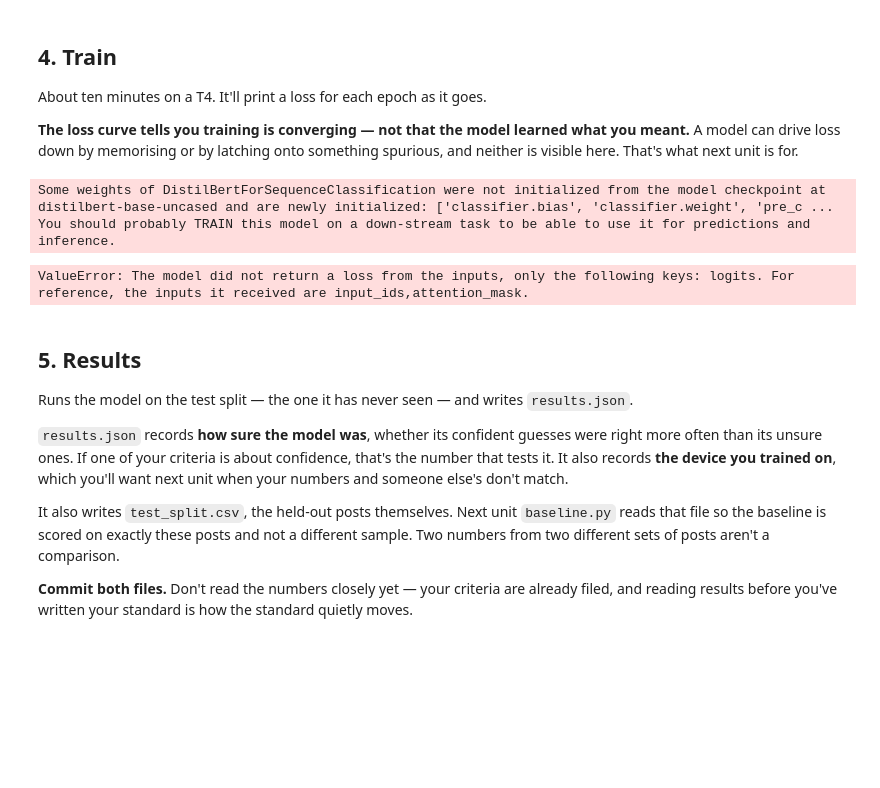
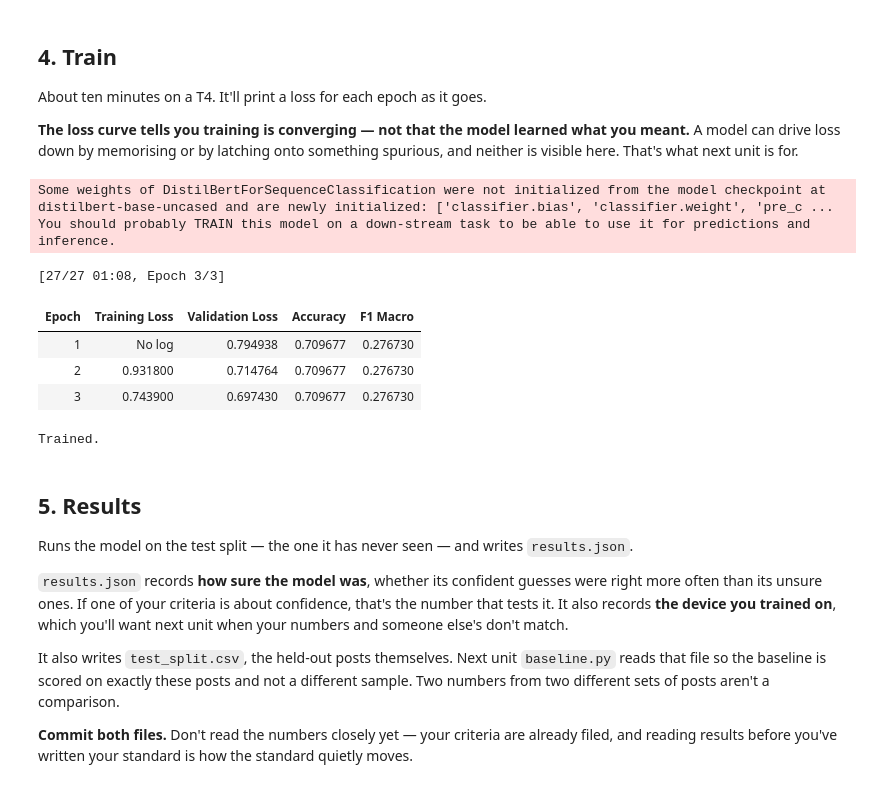
Before and after one commit to jepjoseph/ai201-project3-takemeter-starter-v2026, a Jupyter notebook: takemeter.ipynb, the cells around one changed output. Drawn from its saved outputs; the diff is of its cells as text; code cells hidden in the pictures; blank space fills up the shorter version.

Commit message:
Complete Unit 6 weighted training evaluation and final report

```diff
--- a/takemeter.ipynb
+++ b/takemeter.ipynb
@@ -451,39 +454,103 @@ def train_model(train_df, val_df, labels, seed, epochs, learning_rate, batch_siz
     train_ds = Dataset.from_pandas(to_ids(train_df, labels)).map(tokenize, batched=True)
     val_ds = Dataset.from_pandas(to_ids(val_df, labels)).map(tokenize, batched=True)
 
     args = TrainingArguments(
         output_dir="./takemeter_out",
         num_train_epochs=epochs,
         learning_rate=learning_rate,
         per_device_train_batch_size=batch_size,
         per_device_eval_batch_size=batch_size,
         eval_strategy="epoch",
         save_strategy="no",
         logging_steps=10,
         seed=seed,
         report_to="none",
         disable_tqdm=quiet,
     )
 
-    trainer = Trainer(
+    # Unit 6 improvement: class-weighted cross-entropy.
+    # Weights are calculated only from this seed's training split.
+    from torch.nn import CrossEntropyLoss
+
+    class_counts = (
+        train_df["label"]
+        .value_counts()
+        .reindex(labels, fill_value=0)
+        .to_numpy()
+    )
+
+    if (class_counts == 0).any():
+        raise ValueError(
+            "Every class must appear in the training split."
+        )
+
+    class_weights = (
+        len(train_df) /
+        (len(labels) * class_counts)
+    )
+
+    class_weights = torch.tensor(
+        class_weights,
+        dtype=torch.float32
+    )
+
+    print(
+        "Training class weights:",
+        {
+            label: round(float(weight), 4)
+            for label, weight in zip(labels, class_weights)
+        }
+    )
+
+    class WeightedTrainer(Trainer):
+        def compute_loss(
+            self,
+            model,
+            inputs,
+            return_outputs=False,
+            num_items_in_batch=None,
+        ):
+            inputs = inputs.copy()
+            targets = inputs.pop("labels")
+
+            outputs = model(**inputs)
+            logits = outputs.logits
+
+            loss_fn = CrossEntropyLoss(
+                weight=class_weights.to(logits.device)
+            )
+
+            loss = loss_fn(
+                logits.view(-1, len(labels)),
+                targets.view(-1)
+            )
+
+            return (loss, outputs) if return_outputs else loss
+
+    trainer = WeightedTrainer(
         model=model,
         args=args,
         train_dataset=train_ds,
         eval_dataset=val_ds,
         compute_metrics=compute_metrics,
     )
     trainer.train()
     return trainer, tokenizer
 
 
-trainer, tokenizer = train_model(
-    train_df, val_df, LABELS, SEED, EPOCHS, LEARNING_RATE, BATCH_SIZE, BASE_MODEL
-)
-print("\nTrained.")
+# trainer, tokenizer = train_model(
+#     train_df, val_df, LABELS, SEED, EPOCHS, LEARNING_RATE, BATCH_SIZE, BASE_MODEL
+# )
+# print("\nTrained.")
 # %% [output]
 Some weights of DistilBertForSequenceClassification were not initialized from the model checkpoint at distilbert-base-uncased and are newly initialized: ['classifier.bias', 'classifier.weight', 'pre_c ...
 You should probably TRAIN this model on a down-stream task to be able to use it for predictions and inference.
-ValueError: The model did not return a loss from the inputs, only the following keys: logits. For reference, the inputs it received are input_ids,attention_mask.
+[27/27 01:08, Epoch 3/3]
+| Epoch | Training Loss | Validation Loss | Accuracy | F1 Macro |
+| 1 | No log | 0.794938 | 0.709677 | 0.276730 |
+| 2 | 0.931800 | 0.714764 | 0.709677 | 0.276730 |
+| 3 | 0.743900 | 0.697430 | 0.709677 | 0.276730 |
+Trained.
 # %% [markdown]
 ## 5. Results
 
```
Also changed, not shown: parts of 8 cells of this notebook, 13 other files.
